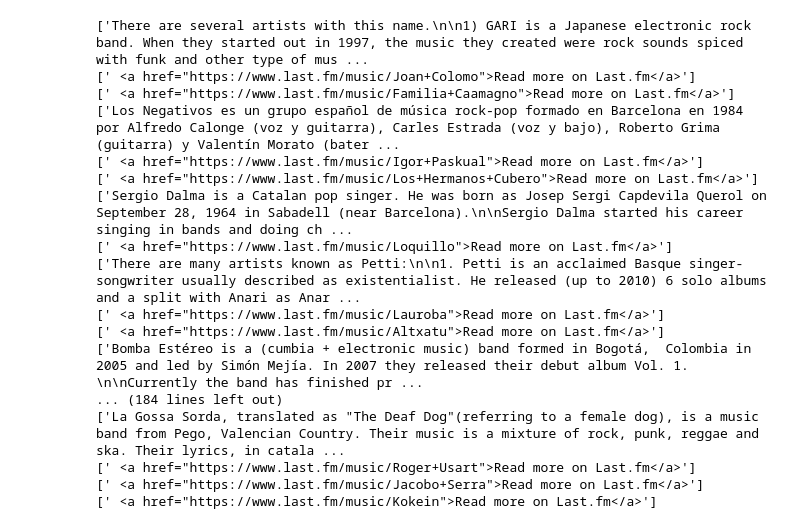
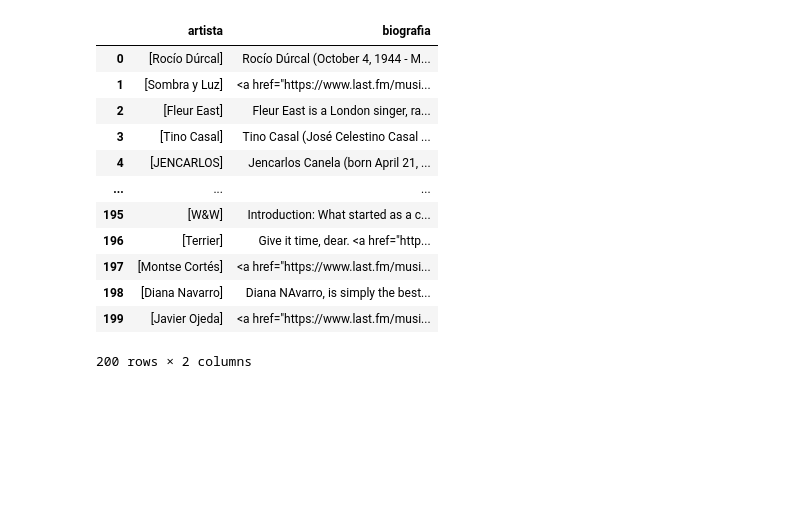
Before and after one commit to ana-nobre/SQL-and-Python-Music-Analytics-Decision-Making, a Jupyter notebook: funcionbio.ipynb, the cells around one changed output. Cells and saved outputs as stored; diff of their text form; code cells hidden in the pictures; blank space fills up the shorter version.

```diff
--- a/funcionbio.ipynb
+++ b/funcionbio.ipynb
@@ -14,7 +14,7 @@ import json
 import pandas as pd
 # %%
 import csv
-with open('list_artist_rock.csv', "r") as archivo:
+with open('list_artist_pop.csv', "r") as archivo:
     lector = csv.reader(archivo)
     lista_artistas = list(lector)
 # %%
@@ -54,36 +54,38 @@ def bio(artist, api_key):
         print(f"Da error")
     else:
         datos = response.json()
-        info =datos['artist']['bio']['summary']
-        biografias.append(info)
-    return biografias
+        resumen = datos['artist']['bio']['summary']
+        return resumen
 # %%
+resultados_nombres = []
 limit = 200
 contador = 0
 for i in lista_artistas:
     if contador >= limit:
         break
-    bio(i, api_key)
+    resumen = bio(i, api_key)
+    resultados_nombres.append({
+        'artista': i,
+        'biografia': resumen
+    })
+
     contador += 1
-    biography = print(bio(i, api_key))
-# %% [output]
-['There are several artists with this name.\n\n1) GARI is a Japanese electronic rock band. When they started out in 1997, the music they created were rock sounds spiced with funk and other type of mus ...
-[' <a href="https://www.last.fm/music/Joan+Colomo">Read more on Last.fm</a>']
-[' <a href="https://www.last.fm/music/Familia+Caamagno">Read more on Last.fm</a>']
-['Los Negativos es un grupo español de música rock-pop formado en Barcelona en 1984 por Alfredo Calonge (voz y guitarra), Carles Estrada (voz y bajo), Roberto Grima (guitarra) y Valentín Morato (bater ...
-[' <a href="https://www.last.fm/music/Igor+Paskual">Read more on Last.fm</a>']
-[' <a href="https://www.last.fm/music/Los+Hermanos+Cubero">Read more on Last.fm</a>']
-['Sergio Dalma is a Catalan pop singer. He was born as Josep Sergi Capdevila Querol on September 28, 1964 in Sabadell (near Barcelona).\n\nSergio Dalma started his career singing in bands and doing ch ...
-[' <a href="https://www.last.fm/music/Loquillo">Read more on Last.fm</a>']
-['There are many artists known as Petti:\n\n1. Petti is an acclaimed Basque singer-songwriter usually described as existentialist. He released (up to 2010) 6 solo albums and a split with Anari as Anar ...
-[' <a href="https://www.last.fm/music/Lauroba">Read more on Last.fm</a>']
-[' <a href="https://www.last.fm/music/Altxatu">Read more on Last.fm</a>']
-['Bomba Estéreo is a (cumbia + electronic music) band formed in Bogotá,  Colombia in 2005 and led by Simón Mejía. In 2007 they released their debut album Vol. 1. \n\nCurrently the band has finished pr ...
-... (184 lines left out)
-['La Gossa Sorda, translated as "The Deaf Dog"(referring to a female dog), is a music band from Pego, Valencian Country. Their music is a mixture of rock, punk, reggae and ska. Their lyrics, in catala ...
-[' <a href="https://www.last.fm/music/Roger+Usart">Read more on Last.fm</a>']
-[' <a href="https://www.last.fm/music/Jacobo+Serra">Read more on Last.fm</a>']
-[' <a href="https://www.last.fm/music/Kokein">Read more on Last.fm</a>']
 # %%
-df = pd.DataFrame(biography)
-df.to_csv('bio_rock.csv', index=False)
+df = pd.DataFrame(resultados_nombres)
+df.to_csv('bio_pop.csv', index=False)
+# %%
+df
+# %% [output]
+|  | artista | biografia |
+| 0 | [Rocío Dúrcal] | Rocío Dúrcal (October 4, 1944 - M... |
+| 1 | [Sombra y Luz] | <a href="https://www.last.fm/musi... |
+| 2 | [Fleur East] | Fleur East is a London singer, ra... |
+| 3 | [Tino Casal] | Tino Casal (José Celestino Casal ... |
+| 4 | [JENCARLOS] | Jencarlos Canela (born April 21, ... |
+| ... | ... | ... |
+| 195 | [W&W] | Introduction: What started as a c... |
+| 196 | [Terrier] | Give it time, dear. <a href="http... |
+| 197 | [Montse Cortés] | <a href="https://www.last.fm/musi... |
+| 198 | [Diana Navarro] | Diana NAvarro, is simply the best... |
+| 199 | [Javier Ojeda] | <a href="https://www.last.fm/musi... |
+200 rows × 2 columns
```
Also changed, not shown: parts of 2 cells of this notebook, 9 other files.
